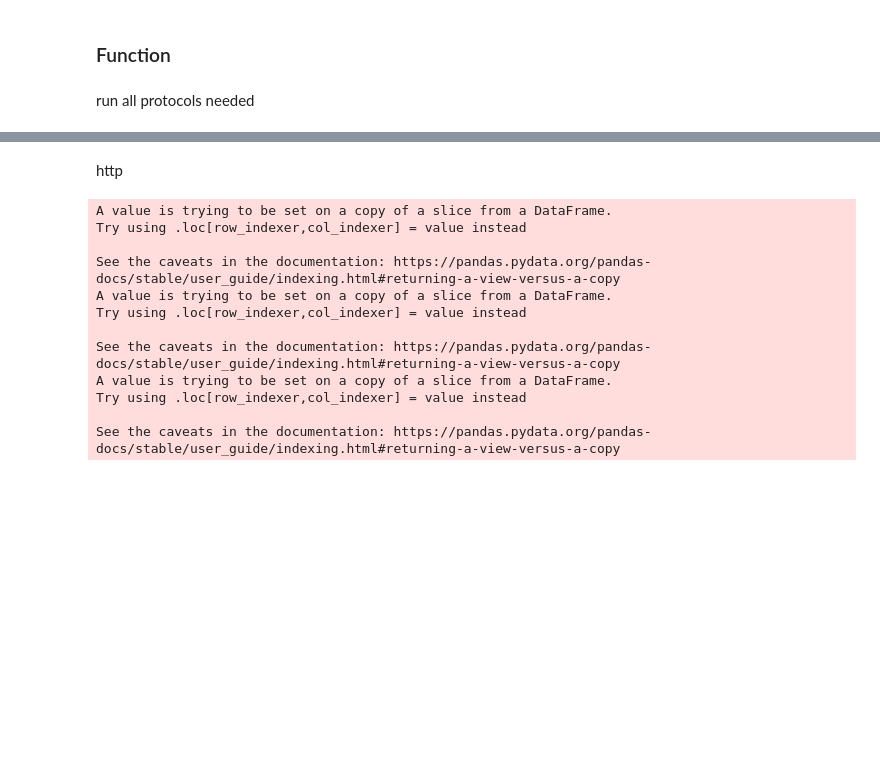
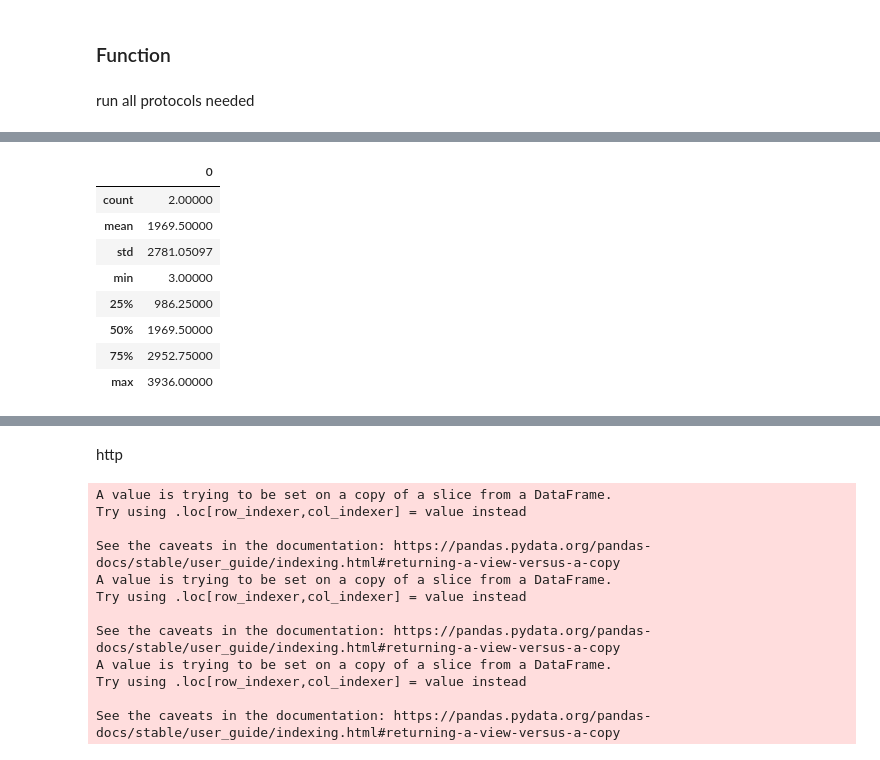
Before and after one commit to tychen5/Packet_Correlation, a Jupyter notebook: Clustering/ssdeep_payload-200(9).ipynb, the cells around one changed output, grey strips where cells are left out. Cells and saved outputs as stored; diff of their text form; code cells hidden in the pictures; blank space fills up the shorter version.

```diff
--- a/Clustering/ssdeep_payload.ipynb
+++ b/Clustering/ssdeep_payload-200(9).ipynb
@@ -573,7 +597,7 @@ def draw_upgma(upgma_df,name='upgma'):
     plt.savefig(picture_dir+str(name)+'.png', dpi=600, format='png', bbox_inches='tight')
     return dn
 # %%
-def knee_point(length_li,proto='http',date='0110',k=60):
+def knee_point(length_li,proto='http',date='0110',k=200):
     """
     每個list值所包含數量的變化量，也就是點的密集度變化量 (並非list自己本身值的變化量)
     length_li: 長度的list
@@ -678,22 +707,34 @@ protocols_tuples = []
+# %%
+# protocols_need = ['http','smb','telnet','ftp','smtp','mysql','ssh','ntp','rpc','imap','pop','ldap','vnc','sip'] #'http','smb','telnet','ftp','smtp','mysql','ssh','ntp','rpc',
+#'http','smb','telnet','ftp','smtp','mysql','ssh','ntp','rpc','imap','pop','ldap','vnc','sip'
+protocols_need = ['tds']
+protocols_tuples = []
 # %%
-def run_all(proto='http',date='0110'): #改
+def run_all(proto,date):
+    '''
+    proto: protocol contains for e.g., http
+    date: day number e.g.,0110
+    '''
     proto_df, proto_df_payload = prepare_df(df2,proto)
     proto_big_dict,proto_loners,proto_score,proto_cluster_score_dict = similarity_compare(proto_df,proto_df_payload,thr=0)
     print("==========",str(proto)+" clusters ==========")
-    proto_loner_num = cluster_stat(proto_big_dict,proto_df,proto=proto,date=date)
-    proto_big_dict = case_cluster_info(proto_loners,proto_big_dict,proto_df,proto=proto)
-    small_clu_num = get_small_cluster(proto_big_dict,proto_loner_num,proto,date)
-    print("===",str(proto),"number small cluster [knee point]:",small_clu_num+1,"(include) ===")
-    proto_upgma_dict = cluster_rep_hash(proto_big_dict,proto_df_payload,proto_df,proto_loners,knee_point=small_clu_num,date=date,protocol=proto)
-    pickle.dump(obj=proto_upgma_dict,file=open(pickle_dir+str(proto)+'_upgma_dict_'+str(date)+'.pkl','wb'))
-    pickle.dump(obj=(proto_df, proto_df_payload,proto_big_dict,proto_loners,proto_score,proto_cluster_score_dict,
-                    proto_upgma_dict),file=open(pickle_dir+str(date)+'_'+str(proto)+'_all.pkl','wb'))
-    return (proto_df, proto_df_payload,proto_big_dict,proto_loners,proto_score,proto_cluster_score_dict,proto_upgma_dict)
+    try:
+        proto_loner_num,stat_df = cluster_stat(proto_big_dict,proto_df,proto=proto,date=date)
+        proto_big_dict = case_cluster_info(proto_loners,proto_big_dict,proto_df,proto=proto)
+        small_clu_num = get_small_cluster(proto_big_dict,proto_loner_num,stat_df.loc['25%'].values[0],proto,date)
+        print("===",str(proto),"loner threshold [small cluster / knee point]:",small_clu_num+1,"(include) ===")
+        proto_upgma_dict = cluster_rep_hash(proto_big_dict,proto_df_payload,proto_df,proto_loners,knee_point=small_clu_num,date=date,protocol=proto)
+        pickle.dump(obj=proto_upgma_dict,file=open(pickle_dir+str(proto)+'_upgma_dict_'+str(date)+'.pkl','wb'))
+        pickle.dump(obj=(proto_df, proto_df_payload,proto_big_dict,proto_loners,proto_score,proto_cluster_score_dict,
+                        proto_upgma_dict,stat_df),file=open(pickle_dir+str(date)+'_'+str(proto)+'_all.pkl','wb'))
+    except KeyError:
+        return ()
+    return (proto_df, proto_df_payload,proto_big_dict,proto_loners,proto_score,proto_cluster_score_dict,proto_upgma_dict,stat_df)
 # %%
 %%time
 #35min
 for protocol in protocols_need:
-    protocols_tuples.append(run_all(proto=protocol))
+    protocols_tuples.append(run_all(proto=protocol,date='0109')) #改!!
     gc.collect()
 assert len(protocols_need) == len(protocols_tuples)
 # %% [output]
@@ -745,3 +753,15 @@ See the caveats in the documentation: https://pandas.pydata.org/pandas-docs/stab
+# %%
+protocols_tuples[0][-1]
+# %% [output]
+|  | 0 |
+| count | 2.00000 |
+| mean | 1969.50000 |
+| std | 2781.05097 |
+| min | 3.00000 |
+| 25% | 986.25000 |
+| 50% | 1969.50000 |
+| 75% | 2952.75000 |
+| max | 3936.00000 |
 # %%
 http_dict_len = {}
 for k,v in http_big_dict.items():
```
Also changed, not shown: parts of 11 cells of this notebook, 2 other files.
